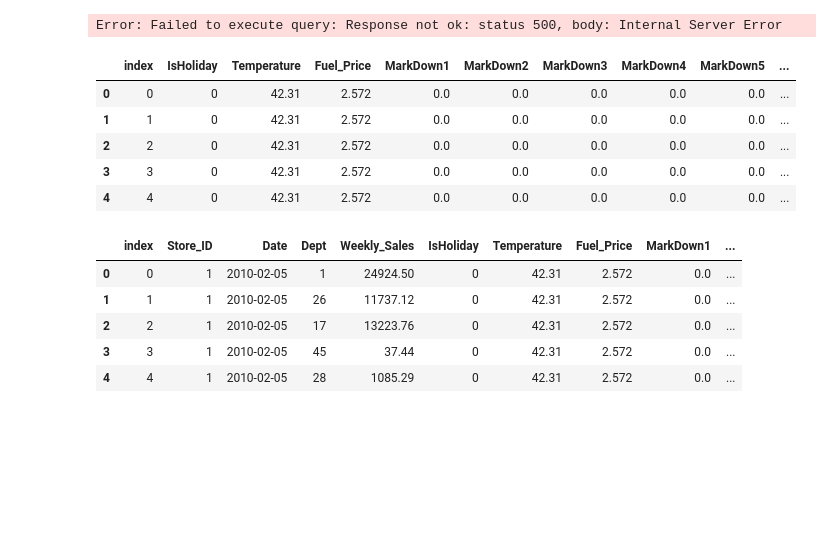
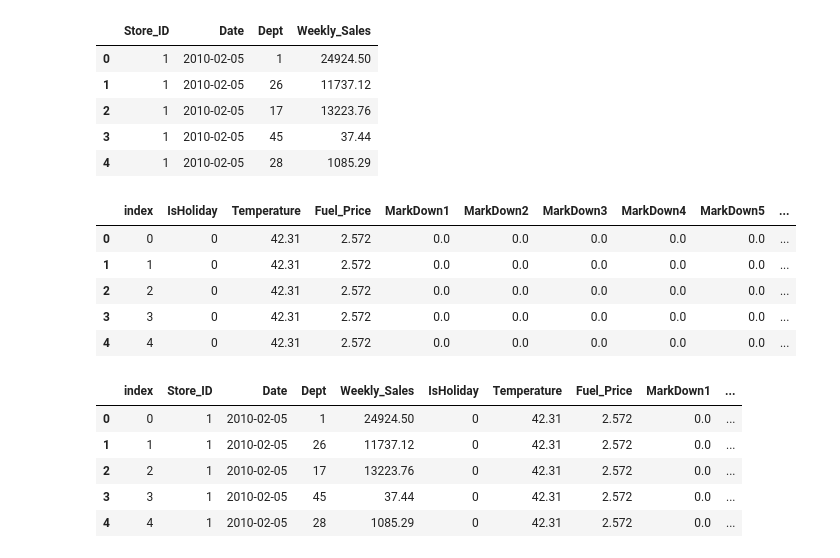
Before and after one commit to amira-salama1/Data-Engineering, a Jupyter notebook: Retail-Pipeline/notebook.ipynb, the cells around one changed output. Saved outputs shown, nothing was run; the diff lists cells and outputs as text; code cells hidden in the pictures; blank space fills up the shorter version.

```diff
--- a/Retail-Pipeline/notebook.ipynb
+++ b/Retail-Pipeline/notebook.ipynb
@@ -45,10 +45,33 @@ Finally, you should save the `clean_data` and `agg_data` as the csv files.
 
 It is recommended to use `pandas` for this project.
 # %%
+import pandas as pd
+import os
+
+"""
+-- this is the original SQL script to query the grocery_sales data
 -- Write your SQL query here
 SELECT * FROM grocery_sales
+
+"""
+# for the sake of this notebook the data was downloaded as a CSV file
+csv_path = os.path.join(os.getcwd(), "data\grocery_sales.csv")
+
+if not os.path.exists(csv_path):
+    raise FileNotFoundError(
+        f"grocery_sales.csv was not found in {os.getcwd()}. "
+        "Place the file there or update csv_path to its location."
+    )
+
+store_data = pd.read_csv(csv_path, usecols= ["Store_ID", "Date","Dept","Weekly_Sales"])
+store_data.head()
 # %% [output]
-Error: Failed to execute query: Response not ok: status 500, body: Internal Server Error
+|  | Store_ID | Date | Dept | Weekly_Sales |
+| 0 | 1 | 2010-02-05 | 1 | 24924.50 |
+| 1 | 1 | 2010-02-05 | 26 | 11737.12 |
+| 2 | 1 | 2010-02-05 | 17 | 13223.76 |
+| 3 | 1 | 2010-02-05 | 45 | 37.44 |
+| 4 | 1 | 2010-02-05 | 28 | 1085.29 |
 # %%
 import pandas as pd
 import os
```
